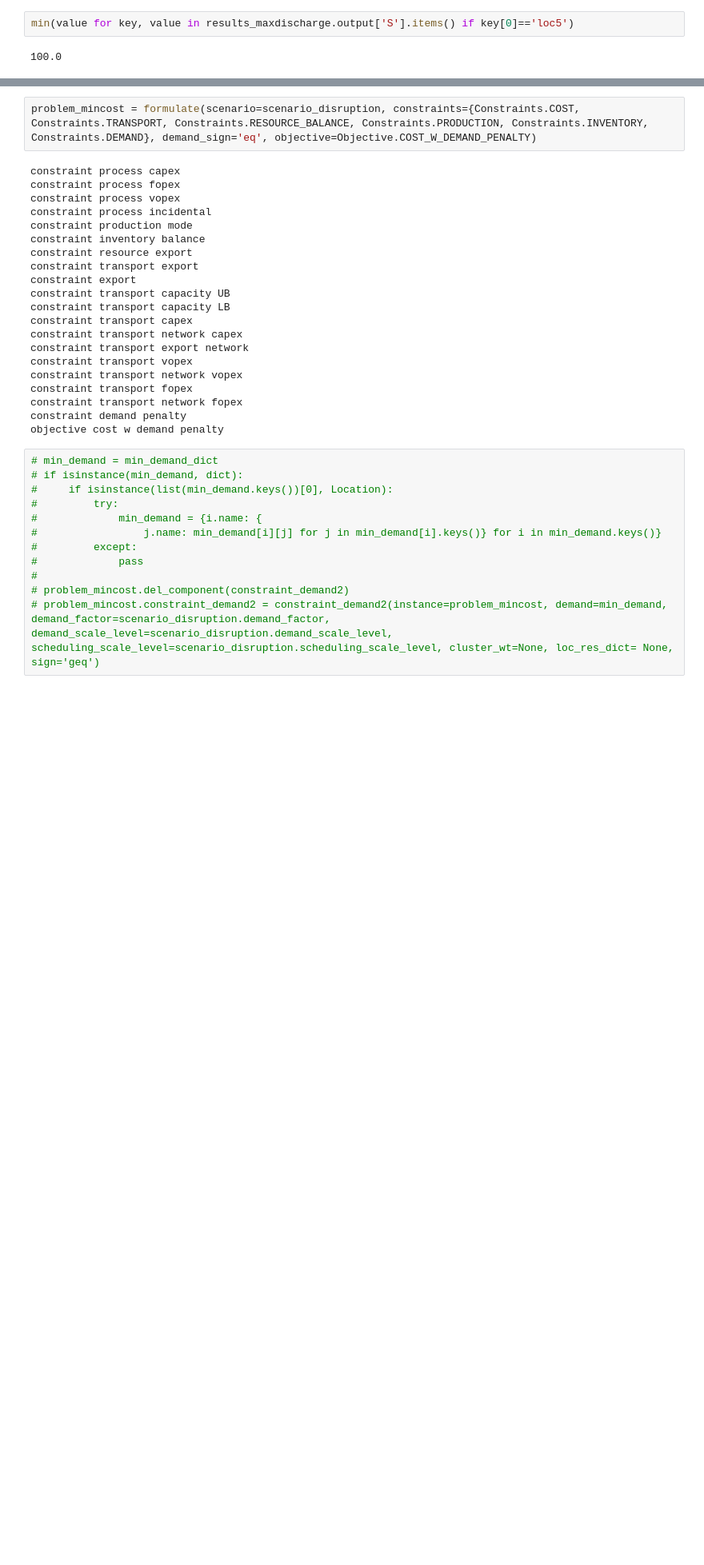
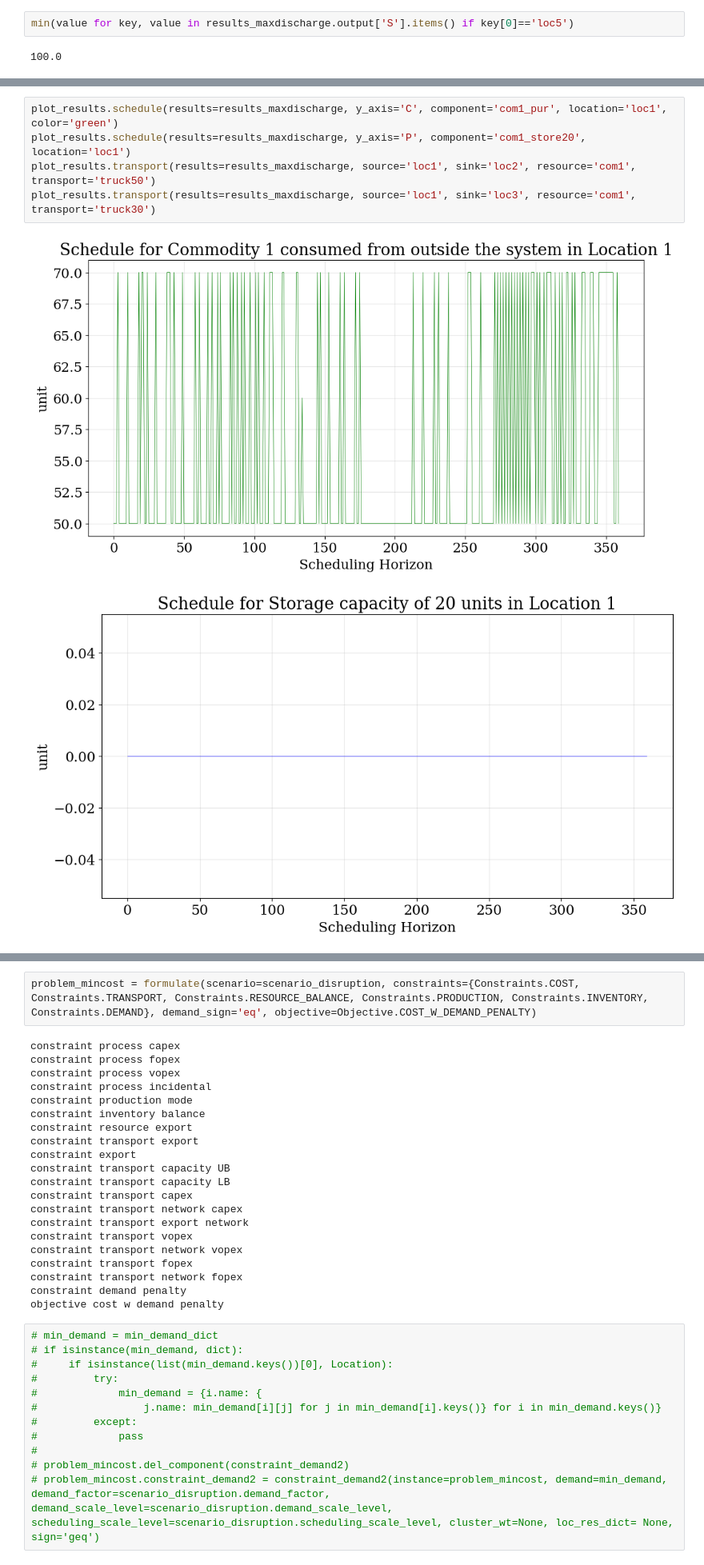
Before and after one commit to TAMUparametric/energiapy, a Jupyter notebook: docs/notebooks/ivanov-model/AIChE Fall 2023/IvanovExample_ND.ipynb, the cells around one changed output, grey strips where cells are left out. Shown at 80% size. Drawn from its saved outputs; the diff is of its cells as text; blank space fills up the shorter version.

```diff
--- a/docs/notebooks/ivanov-model/AIChE Fall 2023/IvanovExample_ND.ipynb
+++ b/docs/notebooks/ivanov-model/AIChE Fall 2023/IvanovExample_ND.ipynb
@@ -236,0 +245,8 @@ min(value for key, value in results_maxdischarge.output['S'].items() if key[0]==
+# %%
+plot_results.schedule(results=results_maxdischarge, y_axis='C', component='com1_pur', location='loc1', color='green')
+plot_results.schedule(results=results_maxdischarge, y_axis='P', component='com1_store20', location='loc1')
+plot_results.transport(results=results_maxdischarge, source='loc1', sink='loc2', resource='com1', transport='truck50')
+plot_results.transport(results=results_maxdischarge, source='loc1', sink='loc3', resource='com1', transport='truck30')
+# %% [output]
+[figure, added]
+[figure, added]
```
Also changed, not shown: parts of 6 cells of this notebook, 2 other files.
